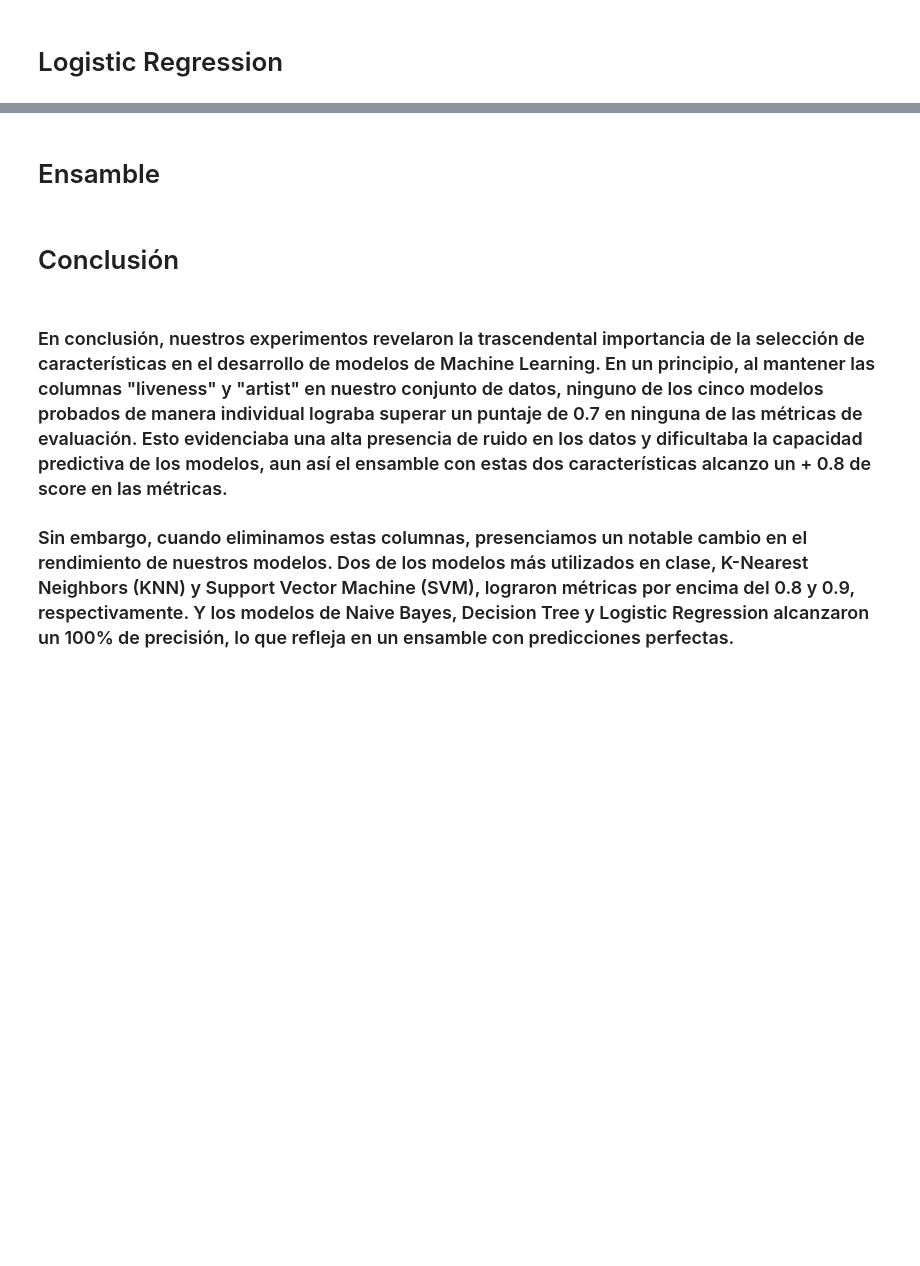
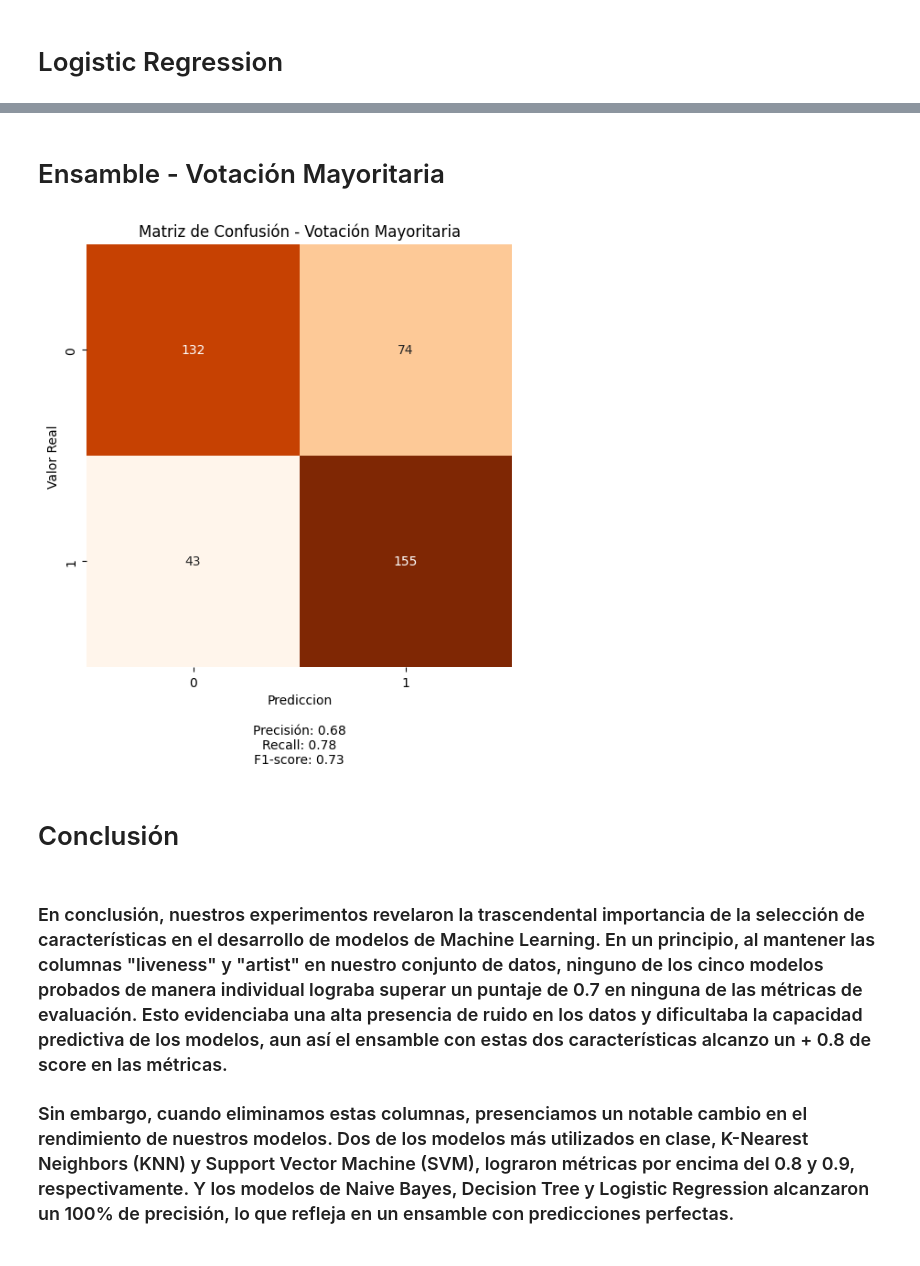
Before and after one commit to ausilijulian/Machine_Learning_Spotify, a Jupyter notebook: MLSPOTIFY.ipynb, the cells around one changed output, grey strips where cells are left out. Cells and saved outputs as stored; diff of their text form; code cells hidden in the pictures; blank space fills up the shorter version.

```diff
--- a/MLSPOTIFY.ipynb
+++ b/MLSPOTIFY.ipynb
@@ -353,32 +353,34 @@ plt.show()
 # %% [markdown]
-# Ensamble
+# Ensamble - Votación Mayoritaria
 # %%
 final_predictions = []
 for k, s , nb, dt, lr in zip(knn_pred, svm_pred, naive_bayes_pred, decision_tree_pred, logistic_regression_pred):
 
     votes = {0: 0, 1: 0}
     votes[k] += 1
     votes[s] += 1
     votes[nb] += 1
     votes[dt] += 1
     votes[lr] += 1
 
     majority_vote = max(votes, key=votes.get)
     final_predictions.append(majority_vote)
 
 final_confusion_matrix = confusion_matrix(y_test, final_predictions)
 
 precision = precision_score(y_test, final_predictions )
 recall = recall_score(y_test, final_predictions )
 f1 = f1_score(y_test, final_predictions )
 
 # Grafica la matriz de confusión
 plt.figure(figsize=(6, 6))
 sns.heatmap(final_confusion_matrix, annot=True, fmt="d", cmap="Oranges", cbar=False)
-plt.title('Matriz de Confusión - Ensamble')
+plt.title('Matriz de Confusión - Votación Mayoritaria')
 plt.xlabel(f'Prediccion\n\nPrecisión: {precision:.2f}\nRecall: {recall:.2f}\nF1-score: {f1:.2f}')
 plt.ylabel('Valor Real')
 plt.show()
+# %% [output]
+[figure, added]
 # %% [markdown]
 # Conclusión
 # %% [markdown]
```
Also changed, not shown: parts of 10 cells of this notebook.
